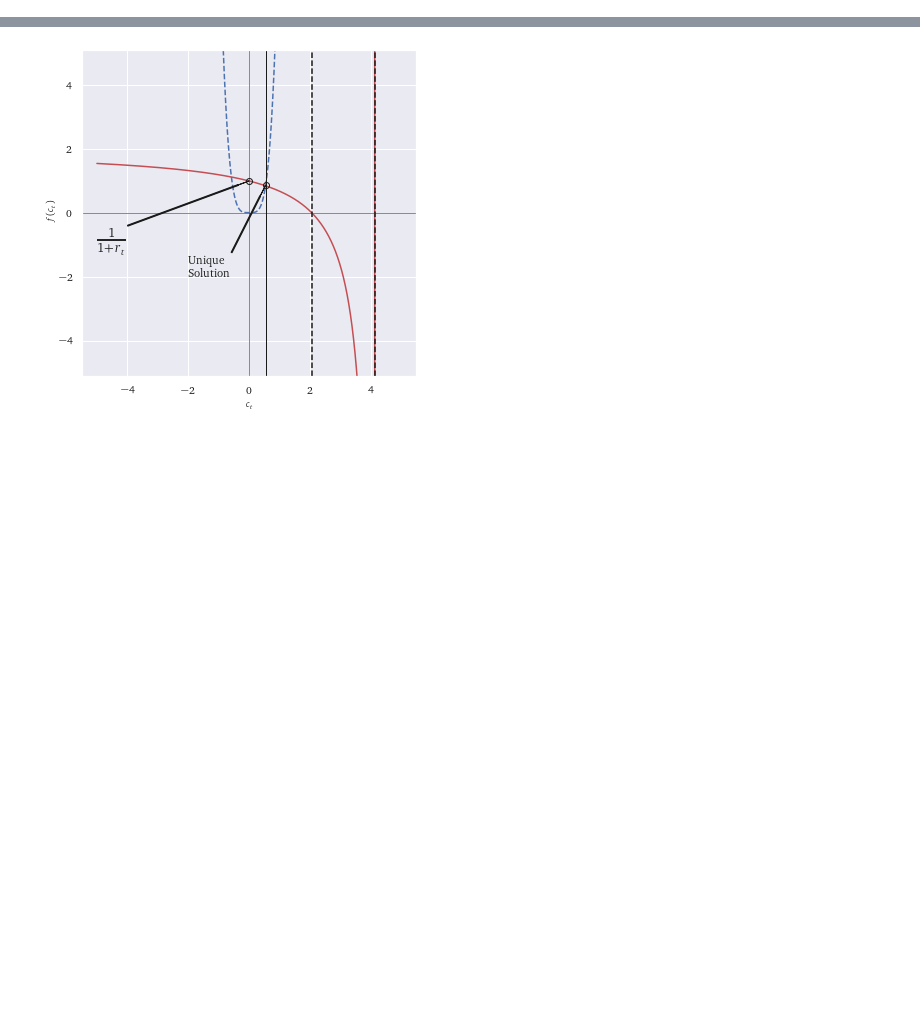
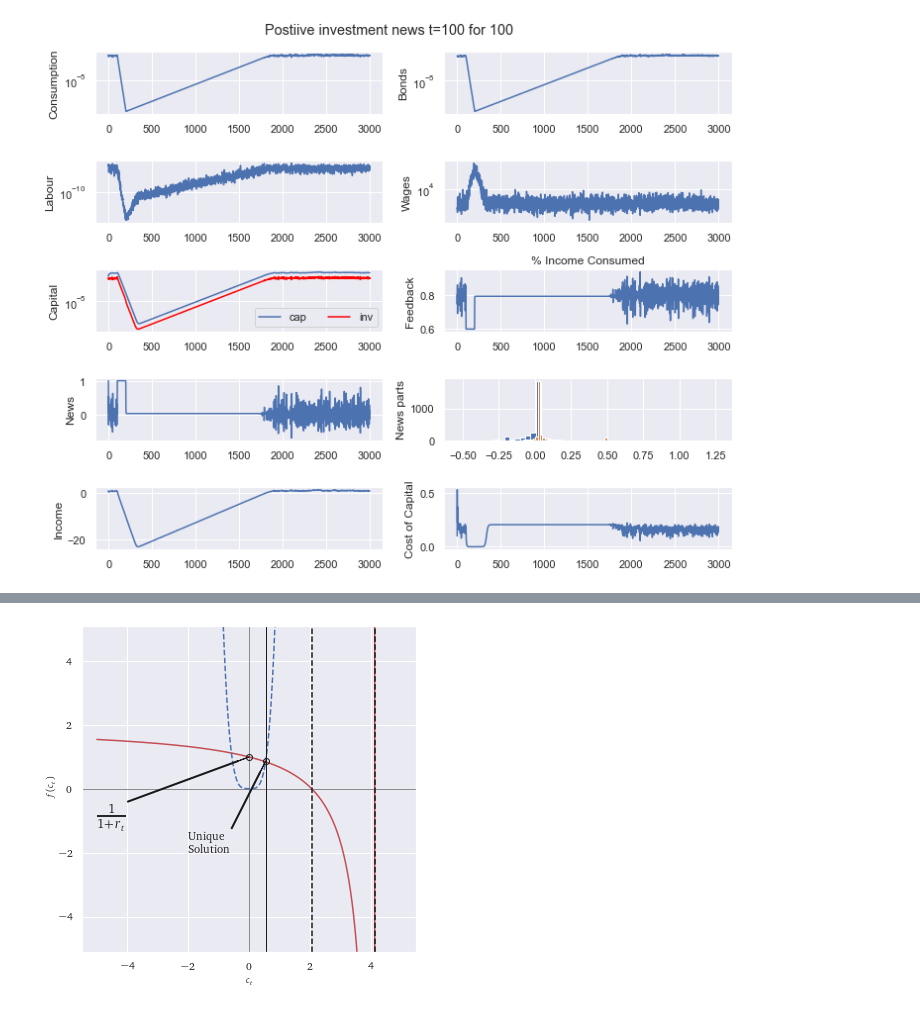
Before and after one commit to KarlNaumann/DynamicDSGE, a Jupyter notebook: solow_model.ipynb, the cells around one changed output, grey strips where cells are left out. Drawn from its saved outputs; the diff is of its cells as text; code cells hidden in the pictures; blank space fills up the shorter version.

```diff
--- a/solow_model.ipynb
+++ b/solow_model.ipynb
@@ -91,0 +252,83 @@ def simulate(start: np.ndarray, p: dict, t_end: float = 1e3):
+# %%
+# FIGURE: Postive investment news for 100 periods - everyone loses all their consumption????
+
+# SET PARAMETERS
+params = dict(
+    etaZ=0.2, sigmaZ=1, zbar=1,
+    inflation=0.01, interest=0.1,
+    k0=0.0, xmin=0.6, xmax=1, theta=1.25,
+    c1=0.5, c2=0.9, c3=0,
+    depreciation=0.1, gamma=1, fake_sig=0,
+    tau_news=20
+)
+
+# Notes
+# - Xmin below 0.6 -> all goes to 0
+# Depreciation 0.01 leads to "persistent" crises and capital movements. Depreciation >0.1 stable noise
+
+# INITIAL VALUES
+start = dict(
+    z=1, k=1, news=1,
+    cons=1, labour=1, bonds=1,
+    feedback=0.8, wage=1, xi=1, r=0.1
+)
+start = np.array([v for _,v in start.items()])
+
+T = 3e3
+np.random.seed(40)
+
+df = simulate(start, params, T)
+income = df.wage * df.labour + df.bond/(1+params['inflation']) + params['interest']*df.capital
+investment = (1 - df.feedback) * income
+
+fig, axs= plt.subplots(ncols=2, nrows=5)
+fig.suptitle('Postiive investment news t=100 for 100')
+axs[0,0].plot(df.consumption)
+axs[0,0].set_ylabel('Consumption')
+axs[0,0].set_yscale('log')
+axs[0,1].plot(df.bond)
+axs[0,1].set_ylabel('Bonds')
+axs[0,1].set_yscale('log')
+
+axs[1,0].plot(df.labour)
+axs[1,0].set_ylabel('Labour')
+axs[1,0].set_yscale('log')
+axs[1,1].plot(df.wage)
+axs[1,1].set_ylabel('Wages')
+axs[1,1].set_yscale('log')
+
+axs[2,0].plot(df.capital, label='cap')
+axs[2,0].set_ylabel('Capital')
+axs[2,0].set_yscale('log')
+axs[2,0].plot(investment, color='red', label='inv')
+axs[2,0].legend(ncol=2)
+axs[2,1].plot(df.feedback)
+axs[2,1].set_ylabel('Feedback')
+axs[2,1].set_title('% Income Consumed')
+#axs[2,1].set_yscale('log')
+
+axs[3,0].plot(df.news)
+axs[3,0].set_ylabel('News')
+#axs[3,0].set_yscale('log')
+#axs[3,1].plot(df.coc)
+#axs[3,1].set_ylabel('CoC')
+#axs[3,1].set_yscale('log')
+
+#axs[3,1].hist(df.consumption)
+
+x = df.consumption.values
+y = x[1:] / x[:-1] - 1
+axs[3,1].hist(params['c2']*y, bins = 50)
+axs[3,1].hist(params['c1']*df.news, bins=50)
+axs[3,1].set_ylabel('News parts')
+
+axs[4,0].plot(np.log(income))
+axs[4,0].set_ylabel('Income')
+axs[4,1].plot(df.coc)
+axs[4,1].set_ylabel('Cost of Capital')
+
+fig.set_size_inches(10, 8)
+fig.tight_layout()
+plt.show()
+# %% [output]
+[figure, added]
```
Also changed, not shown: parts of 7 cells of this notebook.
